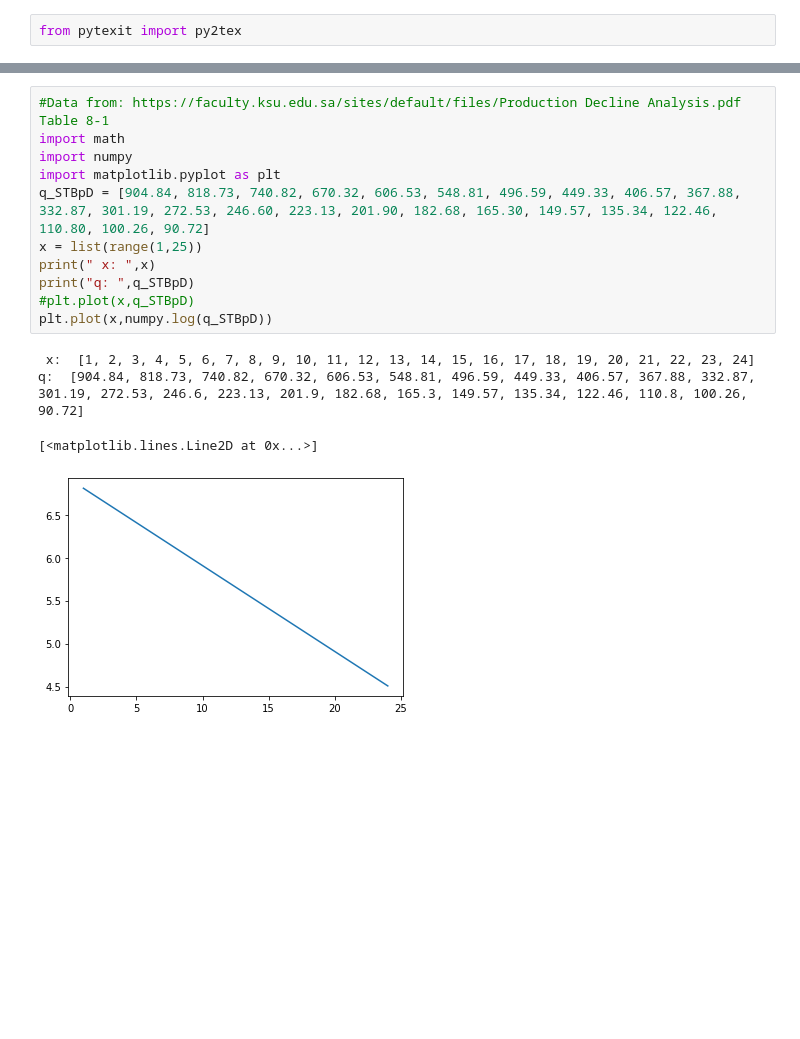
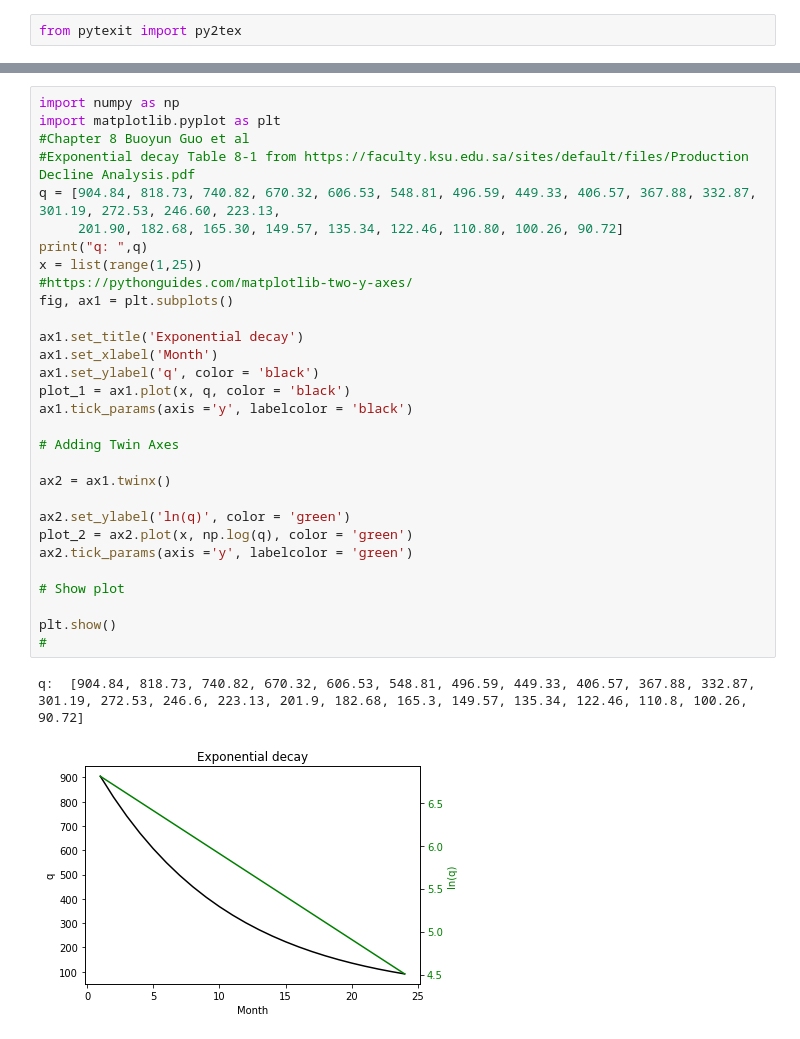
Before and after one commit to mm002a/JupyterNotebooks-V0.0, a Jupyter notebook: DeclineCurves.ipynb, the cells around one changed output, grey strips where cells are left out. Cells and saved outputs as stored; diff of their text form; blank space fills up the shorter version.

```diff
--- a/DeclineCurves.ipynb
+++ b/DeclineCurves.ipynb
@@ -42,16 +106,33 @@ q_init:  1 d_init:  0.1  b:  0  T:  10
 # %%
-#Data from: https://faculty.ksu.edu.sa/sites/default/files/Production Decline Analysis.pdf Table 8-1
-import math
-import numpy
+import numpy as np
 import matplotlib.pyplot as plt
-q_STBpD = [904.84, 818.73, 740.82, 670.32, 606.53, 548.81, 496.59, 449.33, 406.57, 367.88, 332.87, 301.19, 272.53, 246.60, 223.13, 201.90, 182.68, 165.30, 149.57, 135.34, 122.46, 110.80, 100.26, 90.72]
+#Chapter 8 Buoyun Guo et al
+#Exponential decay Table 8-1 from https://faculty.ksu.edu.sa/sites/default/files/Production Decline Analysis.pdf
+q = [904.84, 818.73, 740.82, 670.32, 606.53, 548.81, 496.59, 449.33, 406.57, 367.88, 332.87, 301.19, 272.53, 246.60, 223.13,
+     201.90, 182.68, 165.30, 149.57, 135.34, 122.46, 110.80, 100.26, 90.72]
+print("q: ",q)
 x = list(range(1,25))
-print(" x: ",x)
-print("q: ",q_STBpD)
-#plt.plot(x,q_STBpD)
-plt.plot(x,numpy.log(q_STBpD))
+#https://pythonguides.com/matplotlib-two-y-axes/
+fig, ax1 = plt.subplots()
+
+ax1.set_title('Exponential decay')
+ax1.set_xlabel('Month')
+ax1.set_ylabel('q', color = 'black')
+plot_1 = ax1.plot(x, q, color = 'black')
+ax1.tick_params(axis ='y', labelcolor = 'black')
+
+# Adding Twin Axes
+
+ax2 = ax1.twinx()
+
+ax2.set_ylabel('ln(q)', color = 'green')
+plot_2 = ax2.plot(x, np.log(q), color = 'green')
+ax2.tick_params(axis ='y', labelcolor = 'green')
+
+# Show plot
+
+plt.show()
+#
 # %% [output]
- x:  [1, 2, 3, 4, 5, 6, 7, 8, 9, 10, 11, 12, 13, 14, 15, 16, 17, 18, 19, 20, 21, 22, 23, 24]
 q:  [904.84, 818.73, 740.82, 670.32, 606.53, 548.81, 496.59, 449.33, 406.57, 367.88, 332.87, 301.19, 272.53, 246.6, 223.13, 201.9, 182.68, 165.3, 149.57, 135.34, 122.46, 110.8, 100.26, 90.72]
-[<matplotlib.lines.Line2D at 0x...>]
-[figure, old version]
+[figure, new version]
```
Also changed, not shown: parts of 7 cells of this notebook.
